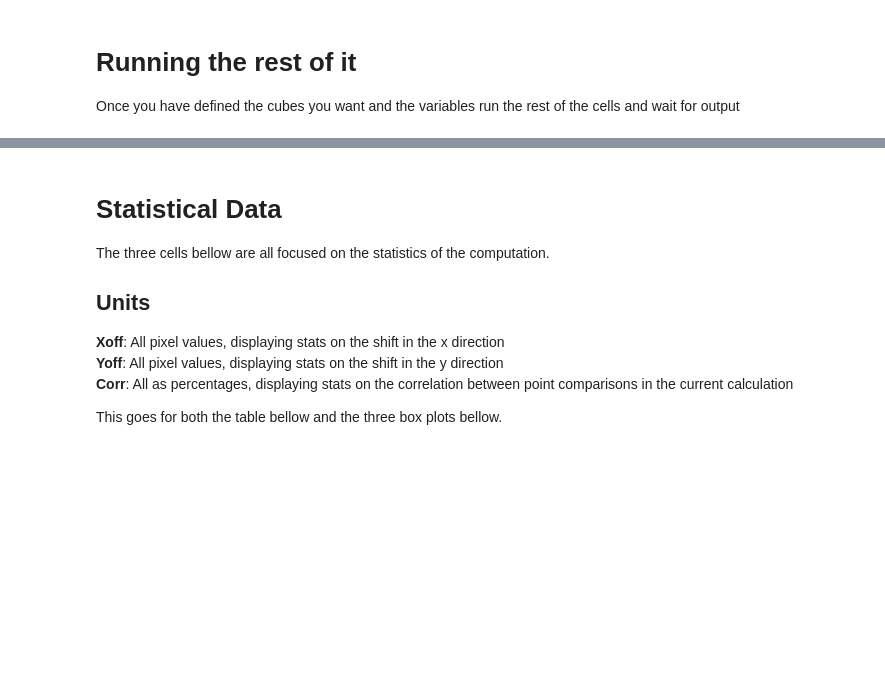
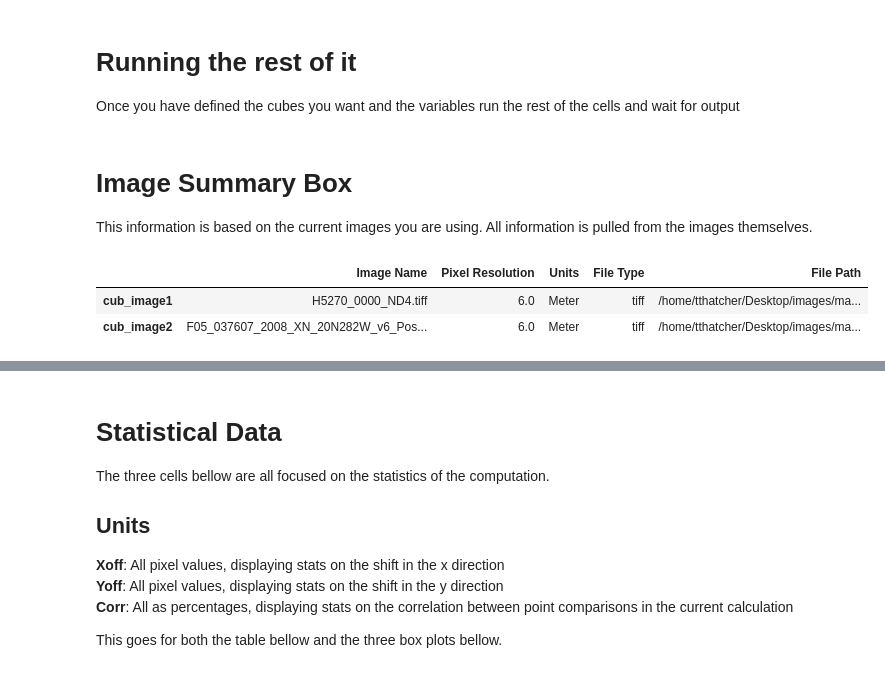
Before and after one commit to USGS-Astrogeology/mars2020_trn, a Jupyter notebook: notebooks/offset_computation.ipynb, the cells around one changed output, grey strips where cells are left out. Cells and saved outputs as stored; diff of their text form; code cells hidden in the pictures; blank space fills up the shorter version.

Commit message:
Added summary box for sanity

```diff
--- a/notebooks/offset_computation.ipynb
+++ b/notebooks/offset_computation.ipynb
@@ -56,7 +56,6 @@ to make opening and accessing them easier. In the cell bellow, define various ba
 
 You then can define the two cubes however you want using the basepath and a cube.
 # %%
-# setup the paths to cubes and tiffs
 hirise_cub1 = "ESP_023524_1985_1m_o_isis3.cub"
 hirise_cub2 = "ESP_048908_1985_1m_o_isis3.cub"
 ctx_cub1 = "F05_037607_2008_XN_20N282W_v6_PosAndVelAndAngles_20m_o.cub"
@@ -65,13 +64,22 @@ ctx_cub3 = "F05_037607_2008_XN_20N282W_v6_PosAndVelAndAngles_6m_o.cub"
 ctx_cub4 = "J03_045994_1986_XN_18N282W_v6_6m_o.cub"
 hrsc_cub = "H5270_0000_ND4.IMG"
 
-hirise_basepath = '/home/acpaquette/repos/mars2020_trn/TestData/HiRISE_Jezero/'
-ctx_20_basepath = '/home/acpaquette/repos/mars2020_trn/TestData/CTX_Jezero/20m_ctx/'
-ctx_6_basepath = '/home/acpaquette/repos/mars2020_trn/TestData/CTX_Jezero/6m_ctx/'
-hrsc_basepath = '/home/acpaquette/repos/mars2020_trn/TestData/HRSC_Jezero/'
+hirise_basepath = '/home/tthatcher/Desktop/images/mars/HiRISE_Jezero/'
+ctx_20_basepath = '/home/tthatcher/Desktop/images/mars/CTX_Jezero/'
+ctx_6_basepath = '/home/tthatcher/Desktop/images/mars/CTX_Jezero/'
+hrsc_basepath = '/home/tthatcher/Desktop/images/mars/HRSC_Jezero/'
 
-cub_image1 = os.path.join(hirise_basepath, hirise_cub1)
+# cub_image1 = os.path.join(hirise_basepath, hirise_cub1)
+# cub_image2 = os.path.join(ctx_6_basepath, ctx_cub3)
+
+cub_image1 = os.path.join(hrsc_basepath, hrsc_cub)
 cub_image2 = os.path.join(ctx_6_basepath, ctx_cub3)
+
+# cub_image1 = os.path.join(hrsc_basepath, hrsc_cub)
+# cub_image2 = os.path.join(ctx_6_basepath, ctx_cub4)
+
+# cub_image1 = os.path.join(ctx_6_basepath, ctx_cub3)
+# cub_image2 = os.path.join(ctx_6_basepath, ctx_cub4)
 
 # cub_image1 = os.path.join(hrsc_basepath, hrsc_cub)
 # cub_image2 = os.path.join(ctx_20_basepath, ctx_cub1)
@@ -104,6 +112,29 @@ corr_threshold = .7
 
 Once you have defined the cubes you want and the variables run the rest of the cells and wait for output
 # %%
+# Creates a pandas dataframe of the image information you are currently using
+def image_summary(tiff_geo1, tiff_geo2):
+
+    # Allows dataframe to show entire result
+    pd.set_option('display.max_colwidth', -1)
+    tiff_image1 = os.path.splitext(cub_image1)[0] + '.tiff'
+    tiff_image2 = os.path.splitext(cub_image2)[0] + '.tiff'
+    image_data = 'cub_image1', 'cub_image2'
+    columns = {'File Type': [tiff_image1.split('.')[-1], tiff_image2.split('.')[-1]],
+               'File Path': [tiff_image1, tiff_image2],
+               'Pixel Resolution': [tiff_geo1.pixel_width, tiff_geo2.pixel_width],
+               'Units': [tiff_geo1.scale[0], tiff_geo2.scale[0]],
+               'Image Name': [tiff_geo1, tiff_geo2]}
+
+    df = pd.DataFrame(index=image_data, data=columns)
+
+    # Reorder the dataframe columnds to th e right order
+    df = df[['Image Name', 'Pixel Resolution', 'Units','File Type', 'File Path']]
+
+    return df
+
+#     tiff_geo1.scale[0], tiff_geo1.pixel_width
+
 # Plot the images and there overlapping grid area
 def show_initial_coregistration(source_image, destination_image):
     plt.figure(0, figsize=(10, 10))
@@ -257,5 +288,15 @@ arr_image1[arr_image1 == 0] = np.NaN
 
 arr_image2 = tiff_geo2.read_array(1)
 arr_image2[arr_image2 == 0] = np.NaN
+# %% [markdown]
+# Image Summary Box
+
+This information is based on the current images you are using. All information is pulled from the images themselves.
+# %%
+image_summary(tiff_geo1, tiff_geo2)
+# %% [output]
+|  | Image Name | Pixel Resolution | Units | File Type | File Path |
+| cub_image1 | H5270_0000_ND4.tiff | 6.0 | Meter | tiff | /home/tthatcher/Desktop/images/ma... |
+| cub_image2 | F05_037607_2008_XN_20N282W_v6_Pos... | 6.0 | Meter | tiff | /home/tthatcher/Desktop/images/ma... |
 # %%
 show_initial_coregistration(arr_image1, arr_image2)
```
Also changed, not shown: parts of 3 cells of this notebook.
